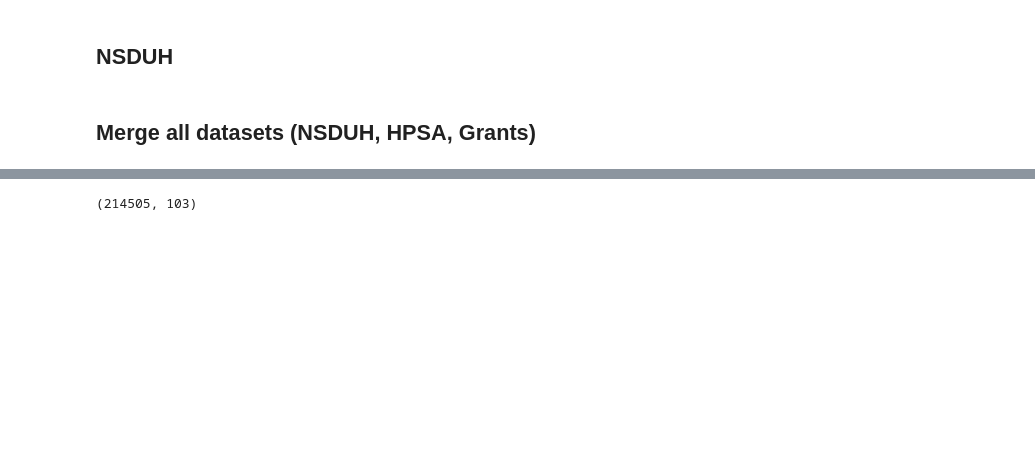
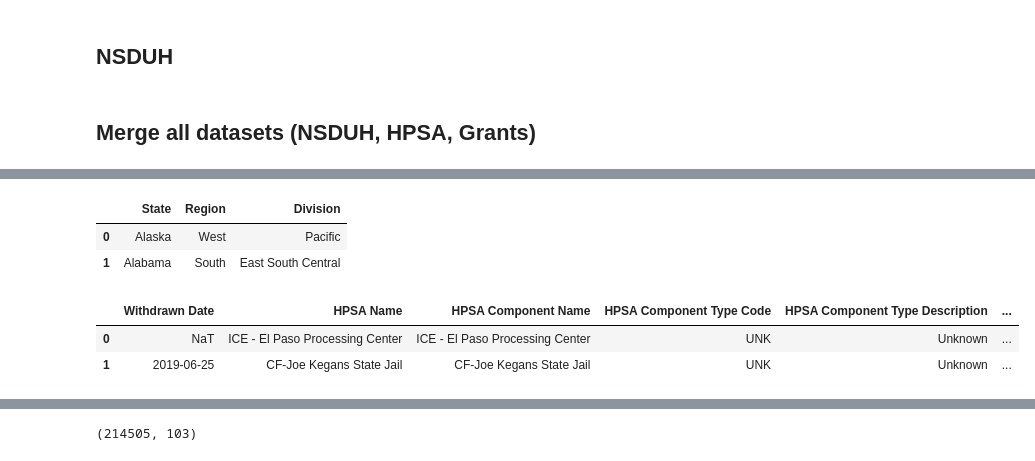
Before and after one commit to ml42322/correlationone_team2, a Jupyter notebook: Datasets Merge for Tableau.ipynb, the cells around one changed output, grey strips where cells are left out. Drawn from its saved outputs; the diff is of its cells as text; code cells hidden in the pictures; blank space fills up the shorter version.

```diff
--- a/Datasets Merge for Tableau.ipynb
+++ b/Datasets Merge for Tableau.ipynb
@@ -122,3 +113,18 @@ hpsa_grants.head(2)
+# %%
+census_region.drop(['State Code'], axis=1, inplace=True)
+census_region.head(2)
+# %% [output]
+|  | State | Region | Division |
+| 0 | Alaska | West | Pacific |
+| 1 | Alabama | South | East South Central |
+# %%
+# add region & division to hpsa_grants dataset
+hpsa_grants_region = hpsa_grants.merge(census_region, how='left', left_on=['Primary State Name' ], right_on=['State'])
+hpsa_grants_region.head(2)
+# %% [output]
+|  | Withdrawn Date | HPSA Name | HPSA Component Name | HPSA Component Type Code | HPSA Component Type Description | ... |
+| 0 | NaT | ICE - El Paso Processing Center | ICE - El Paso Processing Center | UNK | Unknown | ... |
+| 1 | 2019-06-25 | CF-Joe Kegans State Jail | CF-Joe Kegans State Jail | UNK | Unknown | ... |
 # %%
 # save as hpsa_grants.cleaned.csv
 hpsa_grants.to_csv('./Data/hpsa_grants_data_cleaned.csv',index=False)
```
Also changed, not shown: parts of 10 cells of this notebook.
